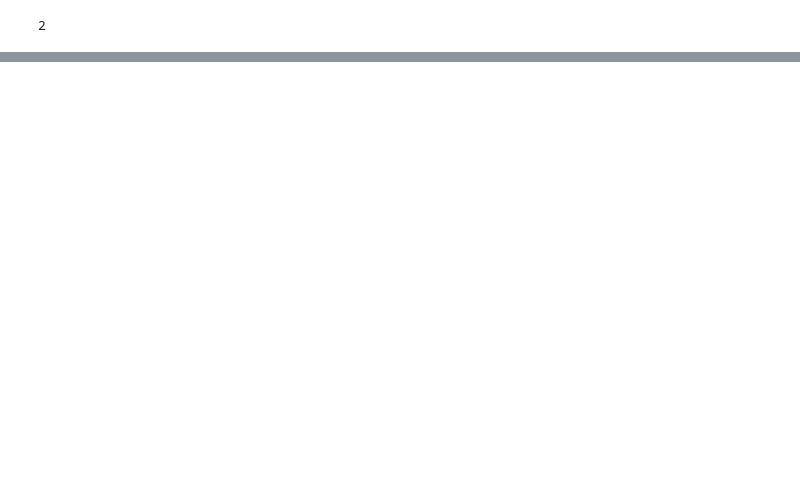
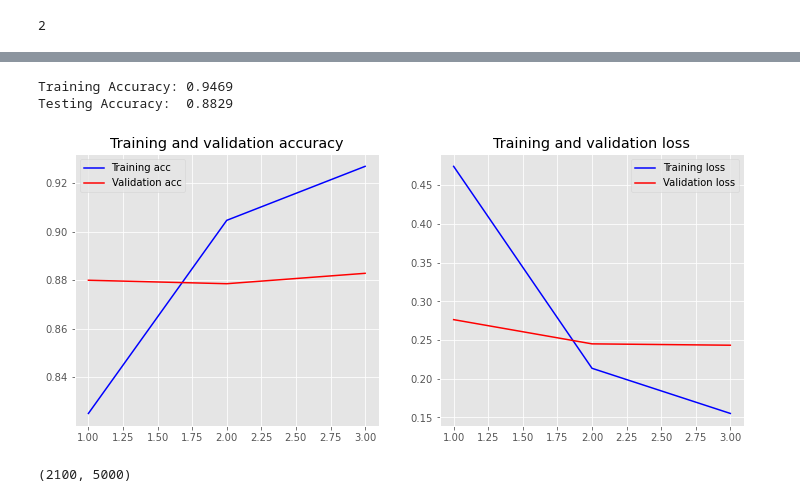
Before and after one commit to samantoz/bu_dsc, a Jupyter notebook: notebooks/DSC550/submitted/ex9.3.2_Neural-Network-Classifier-with-keras.ipynb, the cells around one changed output, grey strips where cells are left out. Drawn from its saved outputs; the diff is of its cells as text; code cells hidden in the pictures; blank space fills up the shorter version.

```diff
--- a/notebooks/DSC550/submitted/ex9.3.2_Neural-Network-Classifier-with-keras.ipynb
+++ b/notebooks/DSC550/submitted/ex9.3.2_Neural-Network-Classifier-with-keras.ipynb
@@ -142,6 +169,6 @@ network.add(layers.Dense(units=200, activation="relu"))
 # %%
 # Add fully connected layer with a softmax activation function
-network.add(layers.Dense(units=output_activation-1, activation="softmax"))
+network.add(layers.Dense(units=3, activation="softmax"))
 # %%
 # Compile neural network
 network.compile(loss="categorical_crossentropy", # Cross-entropy
@@ -150,10 +194,10 @@ network.compile(loss="categorical_crossentropy", # Cross-entropy
 # %%
 # Train neural network
 history = network.fit(X_train, # Features
-                      y_train, # Target
+                      target_train, # Target
                       epochs=3, # Three epochs
                       verbose=1, # show output
                       batch_size=100, # Number of observations per batch
-                      validation_data=(X_test, y_test)) # Test data
+                      validation_data=(X_test, target_test)) # Test data
 # %% [output]
 Epoch 1/3
@@ -165,3 +209,39 @@ Epoch 3/3
+# %%
+# Evaluating the model
+
+loss, accuracy = network.evaluate(X_train, target_train, verbose=False)
+print("Training Accuracy: {:.4f}".format(accuracy))
+loss, accuracy = network.evaluate(X_test, target_test, verbose=False)
+print("Testing Accuracy:  {:.4f}".format(accuracy))
+# %% [output]
+Training Accuracy: 0.9469
+Testing Accuracy:  0.8829
+# %%
+import matplotlib.pyplot as plt
+plt.style.use('ggplot')
+
+def plot_history(history):
+    acc = history.history['accuracy']
+    val_acc = history.history['val_accuracy']
+    loss = history.history['loss']
+    val_loss = history.history['val_loss']
+    x = range(1, len(acc) + 1)
+
+    plt.figure(figsize=(12, 5))
+    plt.subplot(1, 2, 1)
+    plt.plot(x, acc, 'b', label='Training acc')
+    plt.plot(x, val_acc, 'r', label='Validation acc')
+    plt.title('Training and validation accuracy')
+    plt.legend()
+    plt.subplot(1, 2, 2)
+    plt.plot(x, loss, 'b', label='Training loss')
+    plt.plot(x, val_loss, 'r', label='Validation loss')
+    plt.title('Training and validation loss')
+    plt.legend()
+# %%
+plot_history(history)
+# %% [output]
+[figure, added]
 # %%
 # Saving the Model
 
@@ -174,6 +254,10 @@ network.save(filename)
 # Load a saved model
 from keras.models import load_model
 NN_clf = load_model(filename)
+# %%
+X_test.shape
+# %% [output]
+(2100, 5000)
 # %%
 # Predicting the test set for the classifier
 y_pred = NN_clf.predict(X_test)
```
Also changed, not shown: parts of 17 cells of this notebook, 2 other files.
